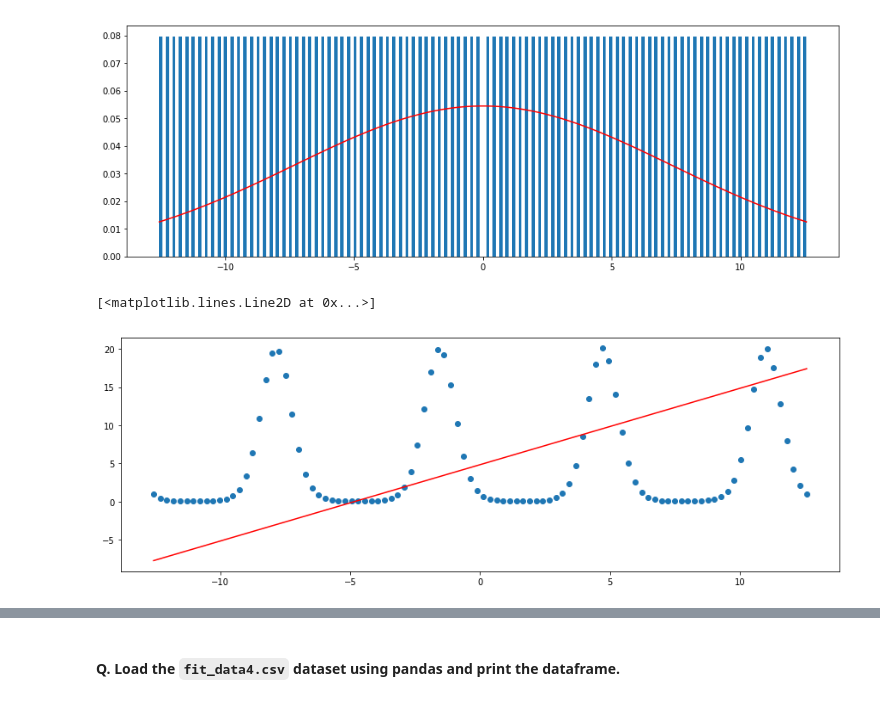
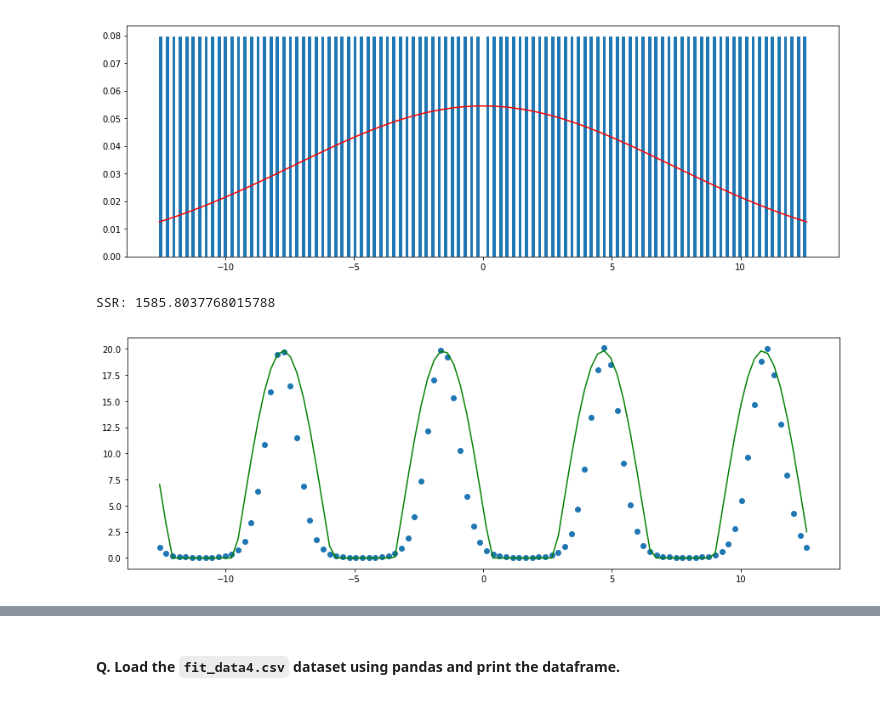
Before and after one commit to patdonato/msds2022_mds, a Jupyter notebook: HW2.ipynb, the cells around one changed output, grey strips where cells are left out. Drawn from its saved outputs; the diff is of its cells as text; code cells hidden in the pictures.

```diff
--- a/HW2.ipynb
+++ b/HW2.ipynb
@@ -467,15 +467,16 @@ plt.plot(x_range, gaussian(x_range, *params_df.iloc[0,1]), 'r-')
 [<matplotlib.lines.Line2D at 0x...>]
 [figure]
 # %%
-def periodic(x, T8):
-    return x + T8
+def cust_sine(x, A4,f4, C4, D4):
+    return 15*np.sin(f4*x + C4) +D4
 
-popt, pcov = curve_fit(periodic, x3, y3)
-calc_ssr(y, periodic(x3, *popt))
+popt, pcov = curve_fit(rsine, x3, y3)
 
 x_range = np.linspace(min(x3), max(x3), 100)
 plt.scatter(x3, y3)
-plt.plot(x_range, periodic(x_range, *popt), 'r-')
+y_hat = np.where(cust_sine(x_range, *popt) < 0, 0, cust_sine(x_range, *popt))
+plt.plot(x_range, y_hat, 'g-')
+print("SSR:", calc_ssr(y3, y_hat))
 # %% [output]
-[<matplotlib.lines.Line2D at 0x...>]
+SSR: 1585.8037768015788
-[figure, old version]
+[figure, new version]
```
Also changed, not shown: parts of 7 cells of this notebook.
